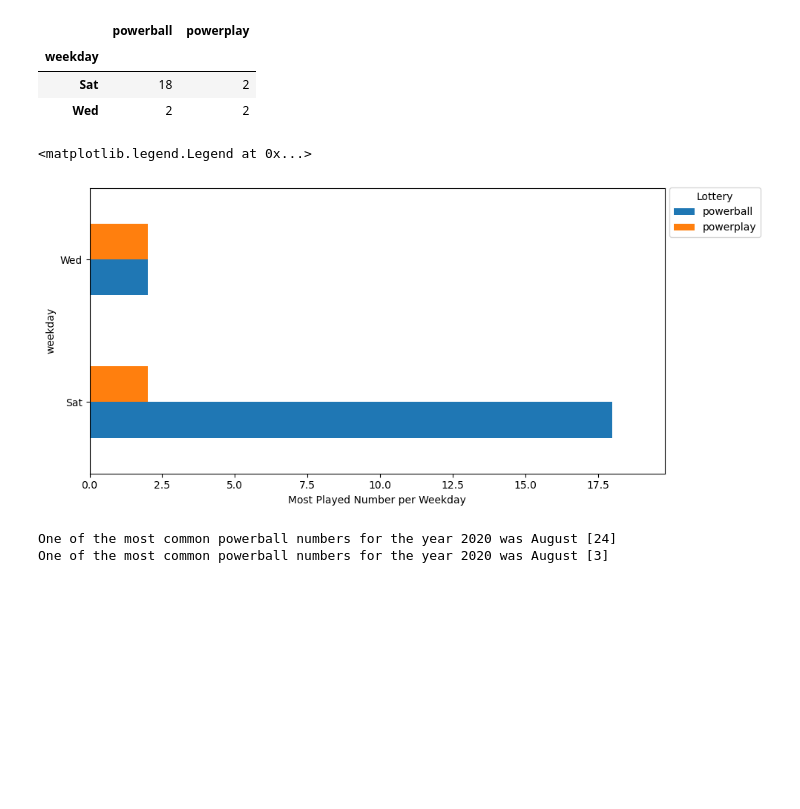
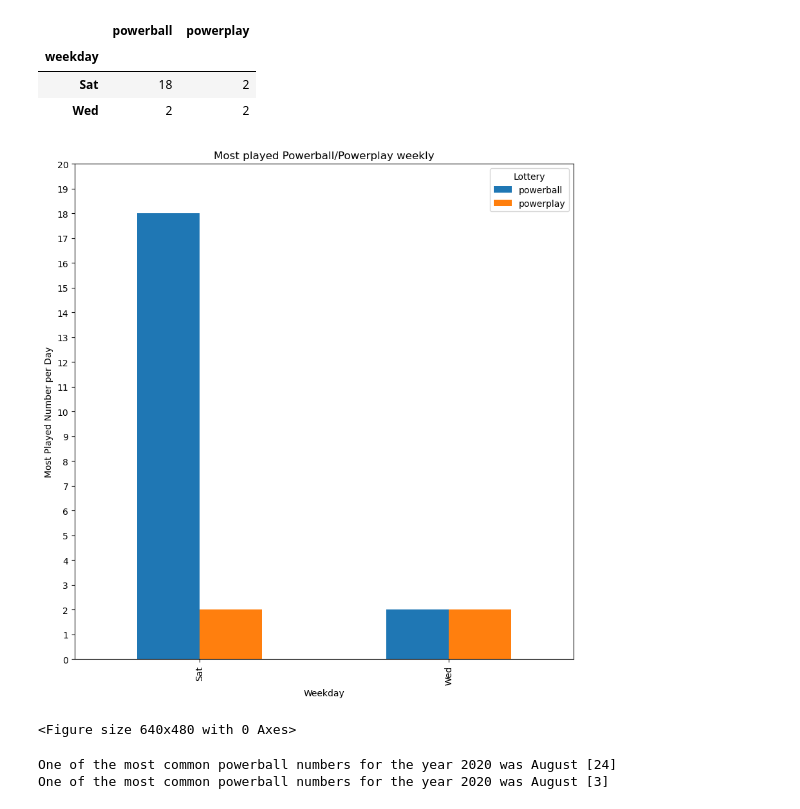
Before and after one commit to JLaydeJ/Project_1, a Jupyter notebook: 2021-2022 Washington State Lottery.ipynb, the cells around one changed output. Cells and saved outputs as stored; diff of their text form; code cells hidden in the pictures; blank space fills up the shorter version.

Commit message:
OCD on some graphs >.<

```diff
--- a/2021-2022 Washington State Lottery.ipynb
+++ b/2021-2022 Washington State Lottery.ipynb
@@ -58,14 +58,24 @@ combined_common_weekday_2020
 | Sat | 18 | 2 |
 | Wed | 2 | 2 |
 # %%
-# plot bar graph
-data = combined_common_weekday_2020.plot(kind = 'barh', ylabel = 'weekday', figsize = (10,5))
-data.set(xlabel = 'Most Played Number per Weekday')
-data.margins(x = 0.1)
-data.legend(title = 'Lottery', bbox_to_anchor = (1, 1.02), loc = 'upper left')
+# Create a bar chart based off of the group series from before
+ax = combined_common_weekday_2020.plot(kind='bar', figsize=(10,10))
+
+# set the y-axis so it looks better
+ax.set_ylim(0, 19)
+ax.set_yticks(range(0, 21, 1))
+
+# Label the axis and title the graph
+ax.set_xlabel("Weekday")
+ax.set_ylabel("Most Played Number per Day")
+ax.set_title('Most played Powerball/Powerplay weekly')
+ax.legend(title = 'Lottery', loc = 'upper right')
+
+plt.show()
+plt.tight_layout()
 # %% [output]
+[figure, new version]
-<matplotlib.legend.Legend at 0x...>
+<Figure size 640x480 with 0 Axes>
-[figure, old version]
 # %%
 # create a copy of the original dataframe with columns 'date' and 'powerball'
 # This will eliminate any warnings about the original dataframes index
```
Also changed, not shown: parts of 8 cells of this notebook, 1 other file.
